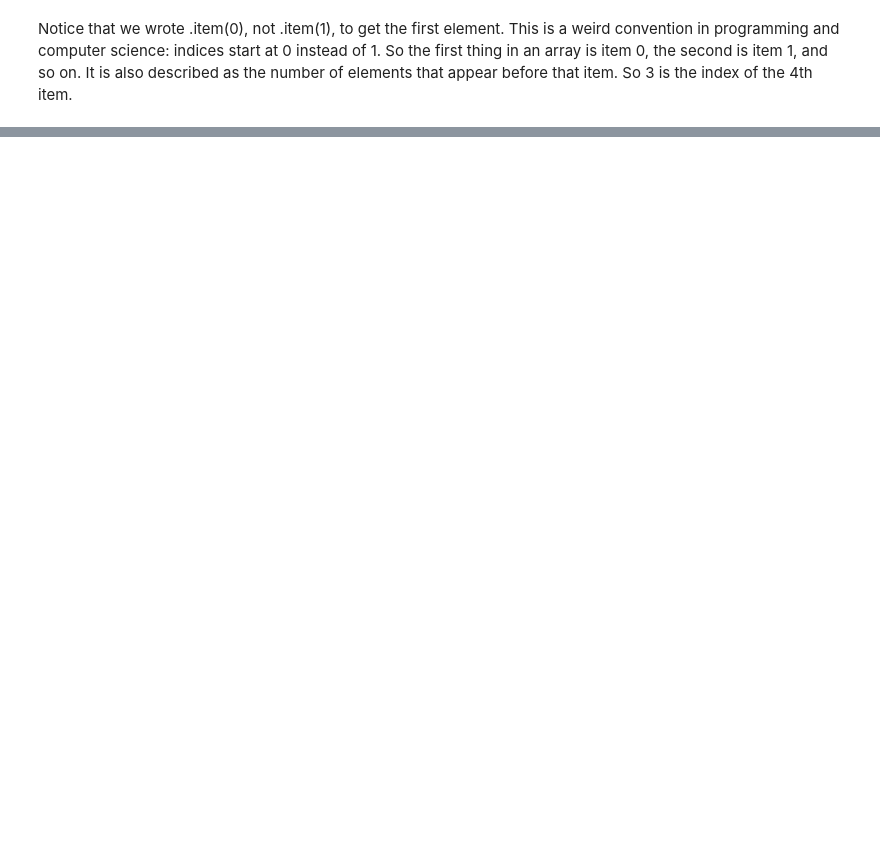
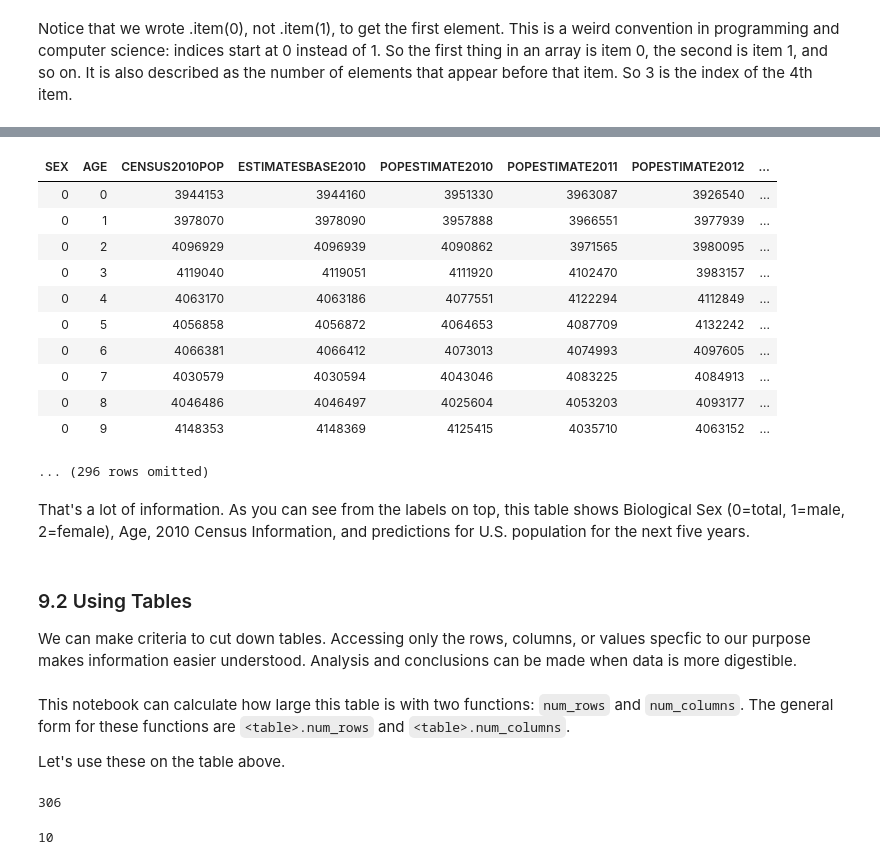
Before and after one commit to ds-modules/GWS-131, a Jupyter notebook: 01-Intro.ipynb, the cells around one changed output, grey strips where cells are left out. Cells and saved outputs as stored; diff of their text form; code cells hidden in the pictures; blank space fills up the shorter version.

Commit message:
added part of tables section to chris's update

```diff
--- a/01-Intro.ipynb
+++ b/01-Intro.ipynb
@@ -203,0 +282,34 @@ Notice that we wrote .item(0), not .item(1), to get the first element. This is a
+# %%
+census_data = Table.read_table("http://www2.census.gov/programs-surveys/popest/datasets/2010-2015/national/asrh/nc-est2015-agesex-res.csv")
+census_data
+# %% [output]
+| SEX | AGE | CENSUS2010POP | ESTIMATESBASE2010 | POPESTIMATE2010 | POPESTIMATE2011 | POPESTIMATE2012 | ... |
+| 0 | 0 | 3944153 | 3944160 | 3951330 | 3963087 | 3926540 | ... |
+| 0 | 1 | 3978070 | 3978090 | 3957888 | 3966551 | 3977939 | ... |
+| 0 | 2 | 4096929 | 4096939 | 4090862 | 3971565 | 3980095 | ... |
+| 0 | 3 | 4119040 | 4119051 | 4111920 | 4102470 | 3983157 | ... |
+| 0 | 4 | 4063170 | 4063186 | 4077551 | 4122294 | 4112849 | ... |
+| 0 | 5 | 4056858 | 4056872 | 4064653 | 4087709 | 4132242 | ... |
+| 0 | 6 | 4066381 | 4066412 | 4073013 | 4074993 | 4097605 | ... |
+| 0 | 7 | 4030579 | 4030594 | 4043046 | 4083225 | 4084913 | ... |
+| 0 | 8 | 4046486 | 4046497 | 4025604 | 4053203 | 4093177 | ... |
+| 0 | 9 | 4148353 | 4148369 | 4125415 | 4035710 | 4063152 | ... |
+... (296 rows omitted)
+# %% [markdown]
+That's a lot of information. As you can see from the labels on top, this table shows Biological Sex (0=total, 1=male, 2=female), Age,  2010 Census Information, and predictions for U.S. population for the next five years.
+# %% [markdown]
+### 9.2 Using Tables
+
+We can make criteria to cut down tables. Accessing only the rows, columns, or values specfic to our purpose makes information easier understood. Analysis and conclusions can be made when data is more digestible.
+# %% [markdown]
+This notebook can calculate how large this table is with two functions: `num_rows` and `num_columns`. The general form for these functions are `<table>.num_rows` and `<table>.num_columns`.
+
+Let's use these on the table above.
+# %%
+census_data.num_rows
+# %% [output]
+306
+# %%
+census_data.num_columns
+# %% [output]
+10
```
Also changed, not shown: parts of 45 cells of this notebook, 1 other file.
